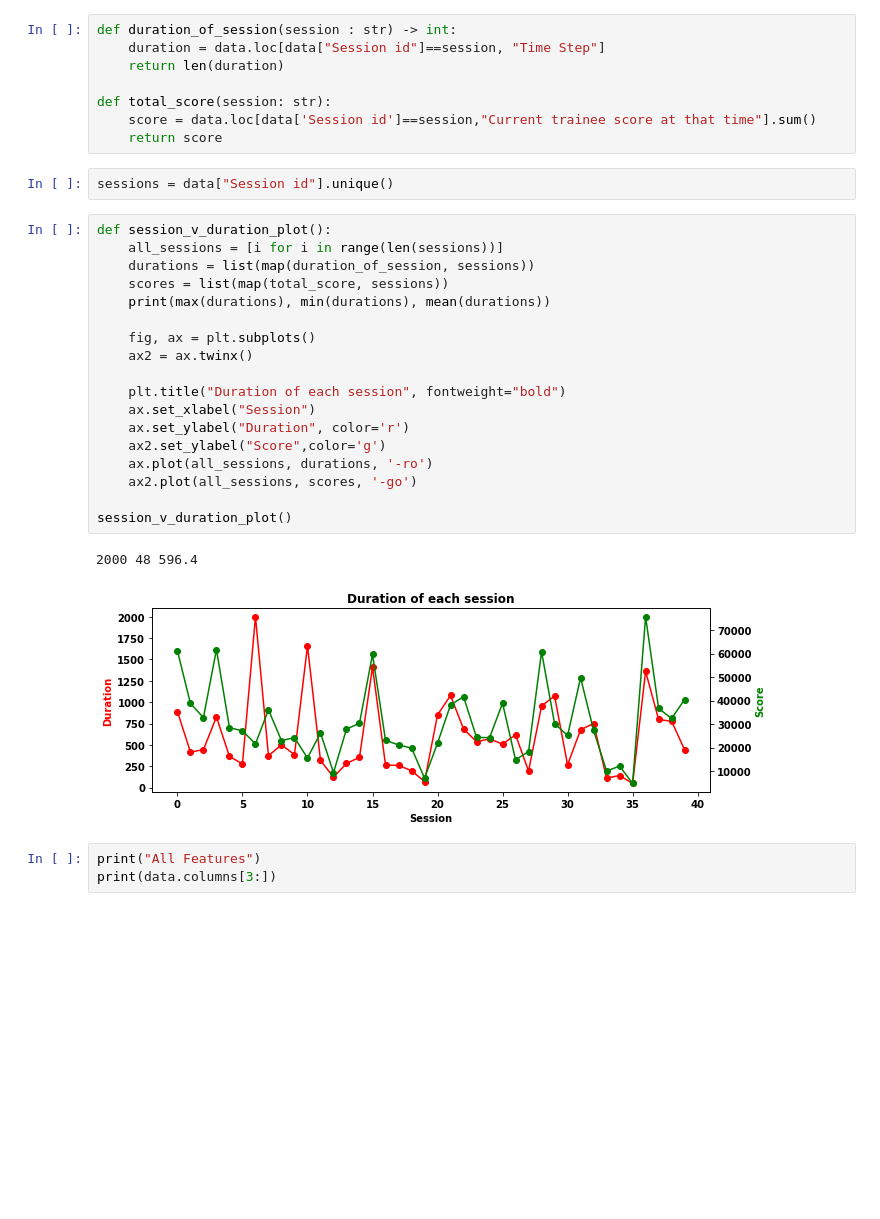
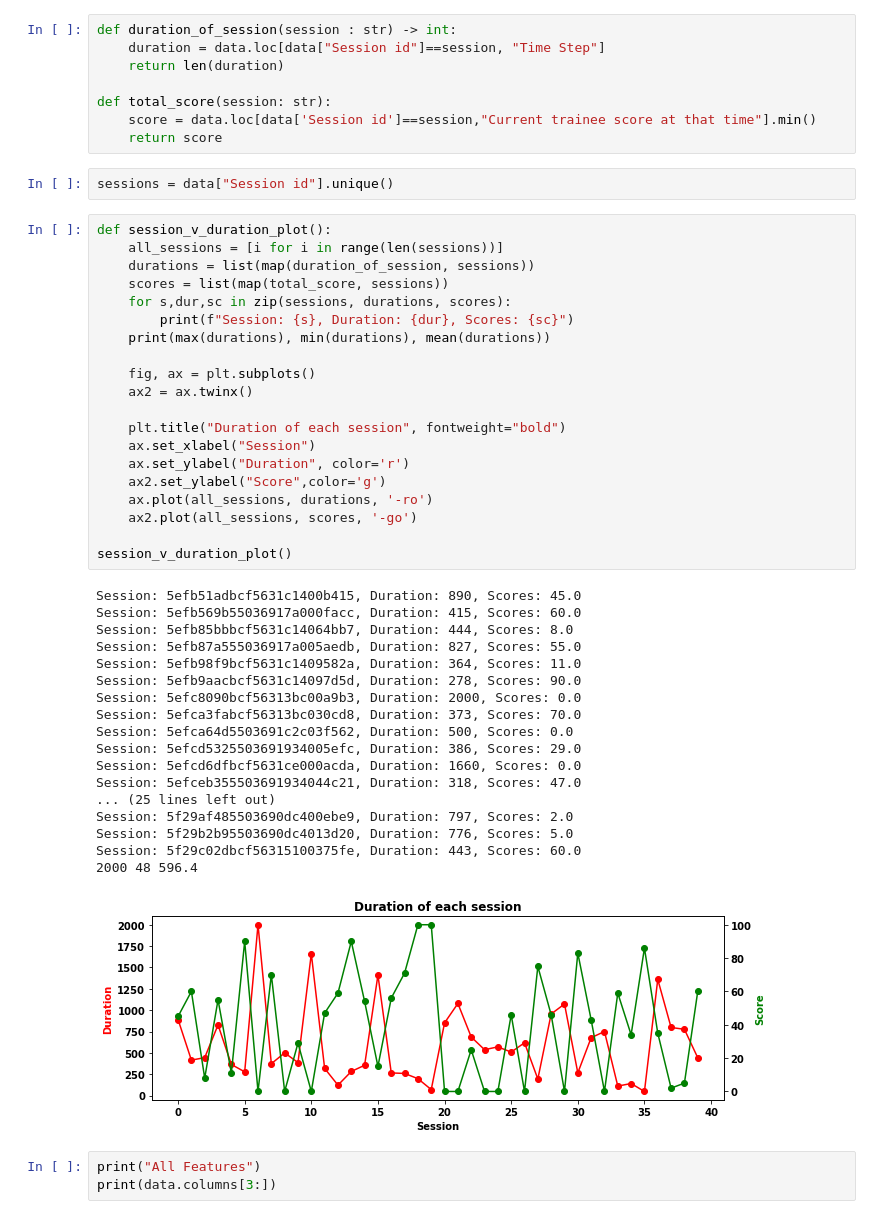
Before and after one commit to pranavAL/InvRL_Auto-Evaluate, a Jupyter notebook: EDA.ipynb, the cells around one changed output. Cells and saved outputs as stored; diff of their text form; blank space fills up the shorter version.

```diff
--- a/EDA.ipynb
+++ b/EDA.ipynb
@@ -65,31 +65,49 @@ def duration_of_session(session : str) -> int:
     return len(duration)
 
 def total_score(session: str):
-    score = data.loc[data['Session id']==session,"Current trainee score at that time"].sum()
+    score = data.loc[data['Session id']==session,"Current trainee score at that time"].min()
     return score
 # %%
 sessions = data["Session id"].unique()
 # %%
 def session_v_duration_plot():
     all_sessions = [i for i in range(len(sessions))]
     durations = list(map(duration_of_session, sessions))
     scores = list(map(total_score, sessions))
+    for s,dur,sc in zip(sessions, durations, scores):
+        print(f"Session: {s}, Duration: {dur}, Scores: {sc}")
     print(max(durations), min(durations), mean(durations))
 
     fig, ax = plt.subplots()
     ax2 = ax.twinx()
 
     plt.title("Duration of each session", fontweight="bold")
     ax.set_xlabel("Session")
     ax.set_ylabel("Duration", color='r')
     ax2.set_ylabel("Score",color='g')
     ax.plot(all_sessions, durations, '-ro')
     ax2.plot(all_sessions, scores, '-go')
 
 session_v_duration_plot()
 # %% [output]
+Session: 5efb51adbcf5631c1400b415, Duration: 890, Scores: 45.0
+Session: 5efb569b55036917a000facc, Duration: 415, Scores: 60.0
+Session: 5efb85bbbcf5631c14064bb7, Duration: 444, Scores: 8.0
+Session: 5efb87a555036917a005aedb, Duration: 827, Scores: 55.0
+Session: 5efb98f9bcf5631c1409582a, Duration: 364, Scores: 11.0
+Session: 5efb9aacbcf5631c14097d5d, Duration: 278, Scores: 90.0
+Session: 5efc8090bcf56313bc00a9b3, Duration: 2000, Scores: 0.0
+Session: 5efca3fabcf56313bc030cd8, Duration: 373, Scores: 70.0
+Session: 5efca64d5503691c2c03f562, Duration: 500, Scores: 0.0
+Session: 5efcd5325503691934005efc, Duration: 386, Scores: 29.0
+Session: 5efcd6dfbcf5631ce000acda, Duration: 1660, Scores: 0.0
+Session: 5efceb355503691934044c21, Duration: 318, Scores: 47.0
+... (25 lines left out)
+Session: 5f29af485503690dc400ebe9, Duration: 797, Scores: 2.0
+Session: 5f29b2b95503690dc4013d20, Duration: 776, Scores: 5.0
+Session: 5f29c02dbcf56315100375fe, Duration: 443, Scores: 60.0
 2000 48 596.4
-[figure, old version]
+[figure, new version]
 # %%
 print("All Features")
 print(data.columns[3:])
```
Also changed, not shown: parts of 4 cells of this notebook, 1 other file.
